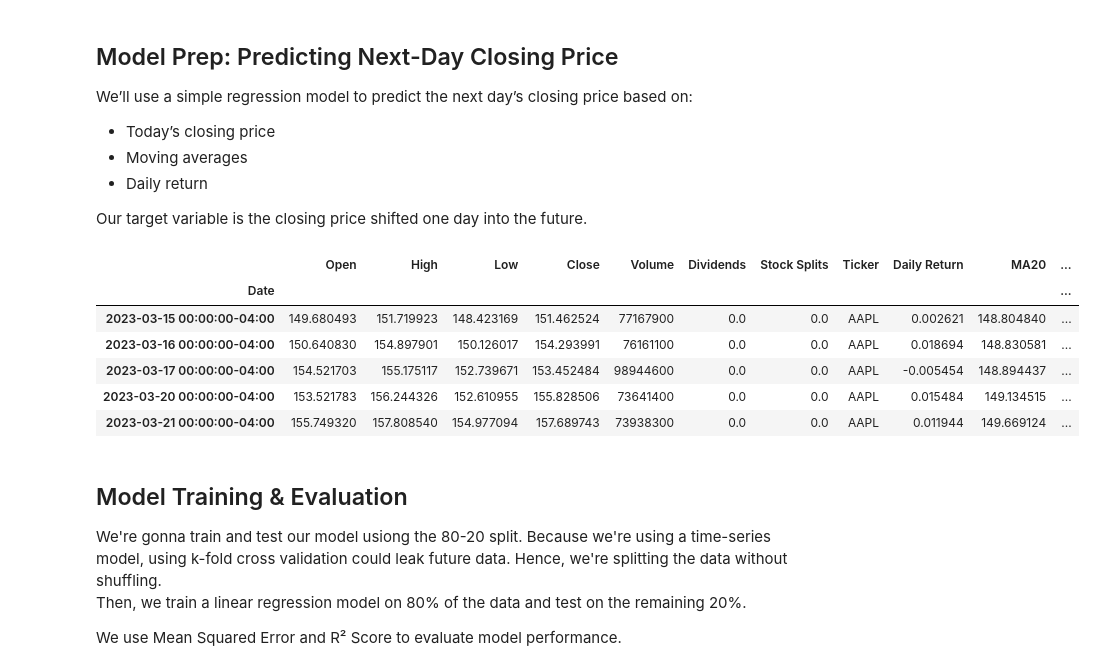
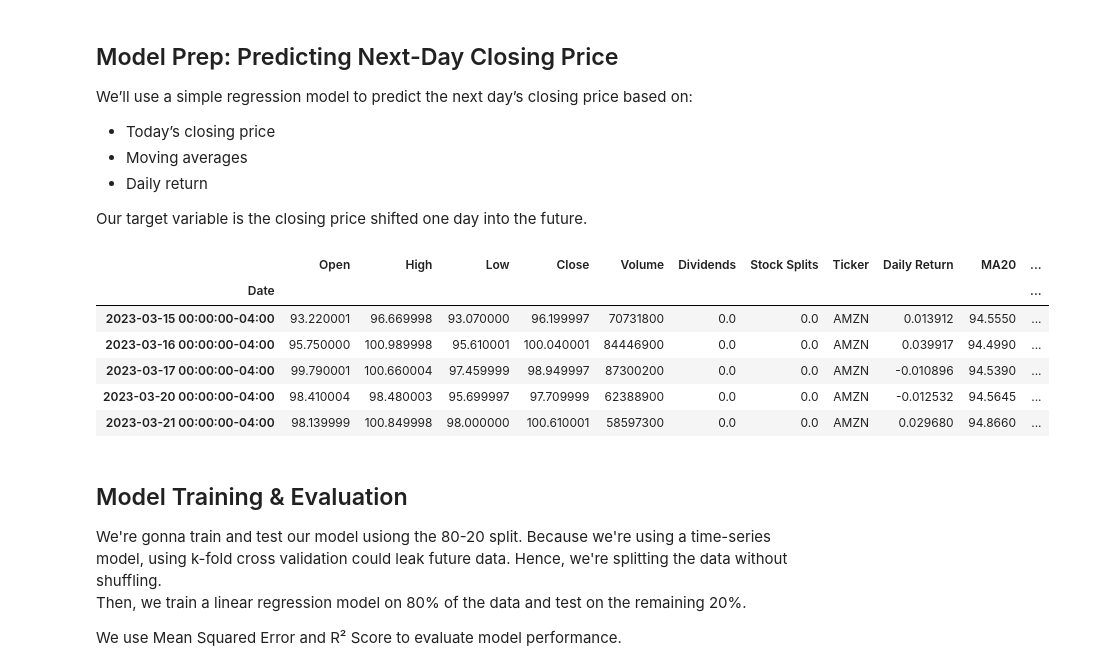
Before and after one commit to srishtj/financial-forecasting-ml, a Jupyter notebook: notebooks/modeling.ipynb, the cells around one changed output. Saved outputs shown, nothing was run; the diff lists cells and outputs as text; code cells hidden in the pictures.

```diff
--- a/notebooks/modeling.ipynb
+++ b/notebooks/modeling.ipynb
@@ -15,26 +15,27 @@ We’ll use a simple regression model to predict the next day’s closing price
 
 Our target variable is the closing price shifted one day into the future.
 # %%
-df = pd.read_csv("../data/sample/AAPL_historical_sample.csv")
+file_path = "../data/sample/AMZN_historical_sample.csv" # change file path to your data
+df = pd.read_csv(file_path)
 df["Date"] = pd.to_datetime(df["Date"])
 df.set_index("Date", inplace=True)
 
 df["Daily Return"] = df["Close"].pct_change()
 df["MA20"] = df["Close"].rolling(window=20).mean()
 df["MA50"] = df["Close"].rolling(window=50).mean()
 
 df["Target"] = df["Close"].shift(-1)
 
 df.dropna(inplace=True)
 df.head()
 # %% [output]
 |  | Open | High | Low | Close | Volume | Dividends | Stock Splits | Ticker | Daily Return | MA20 | ... |
 | Date |  |  |  |  |  |  |  |  |  |  | ... |
-| 2023-03-15 00:00:00-04:00 | 149.680493 | 151.719923 | 148.423169 | 151.462524 | 77167900 | 0.0 | 0.0 | AAPL | 0.002621 | 148.804840 | ... |
-| 2023-03-16 00:00:00-04:00 | 150.640830 | 154.897901 | 150.126017 | 154.293991 | 76161100 | 0.0 | 0.0 | AAPL | 0.018694 | 148.830581 | ... |
-| 2023-03-17 00:00:00-04:00 | 154.521703 | 155.175117 | 152.739671 | 153.452484 | 98944600 | 0.0 | 0.0 | AAPL | -0.005454 | 148.894437 | ... |
-| 2023-03-20 00:00:00-04:00 | 153.521783 | 156.244326 | 152.610955 | 155.828506 | 73641400 | 0.0 | 0.0 | AAPL | 0.015484 | 149.134515 | ... |
-| 2023-03-21 00:00:00-04:00 | 155.749320 | 157.808540 | 154.977094 | 157.689743 | 73938300 | 0.0 | 0.0 | AAPL | 0.011944 | 149.669124 | ... |
+| 2023-03-15 00:00:00-04:00 | 93.220001 | 96.669998 | 93.070000 | 96.199997 | 70731800 | 0.0 | 0.0 | AMZN | 0.013912 | 94.5550 | ... |
+| 2023-03-16 00:00:00-04:00 | 95.750000 | 100.989998 | 95.610001 | 100.040001 | 84446900 | 0.0 | 0.0 | AMZN | 0.039917 | 94.4990 | ... |
+| 2023-03-17 00:00:00-04:00 | 99.790001 | 100.660004 | 97.459999 | 98.949997 | 87300200 | 0.0 | 0.0 | AMZN | -0.010896 | 94.5390 | ... |
+| 2023-03-20 00:00:00-04:00 | 98.410004 | 98.480003 | 95.699997 | 97.709999 | 62388900 | 0.0 | 0.0 | AMZN | -0.012532 | 94.5645 | ... |
+| 2023-03-21 00:00:00-04:00 | 98.139999 | 100.849998 | 98.000000 | 100.610001 | 58597300 | 0.0 | 0.0 | AMZN | 0.029680 | 94.8660 | ... |
 # %% [markdown]
 ## Model Training & Evaluation
 We're gonna train and test our model usiong the 80-20 split.
```
Also changed, not shown: parts of 5 cells of this notebook.
